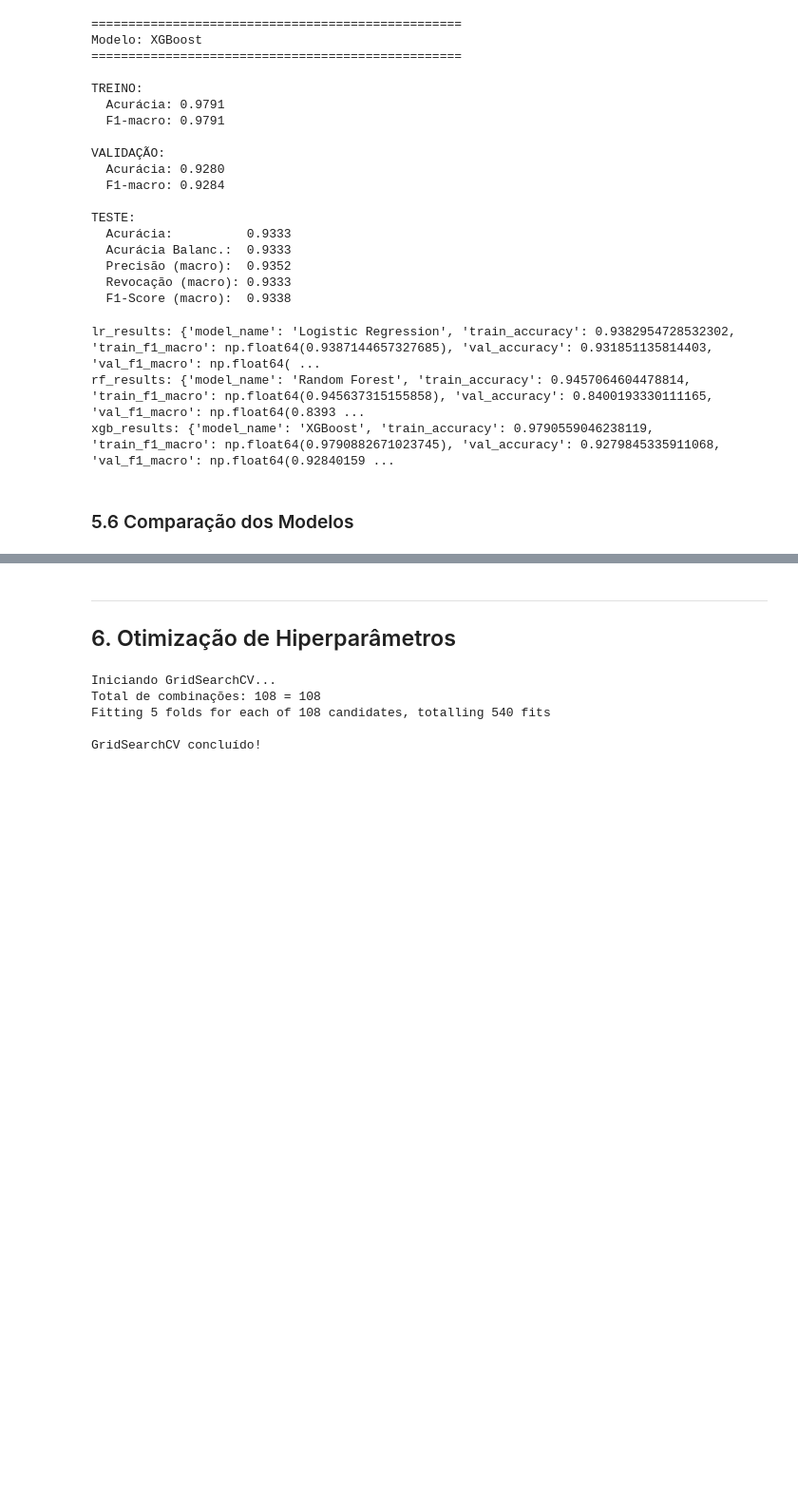
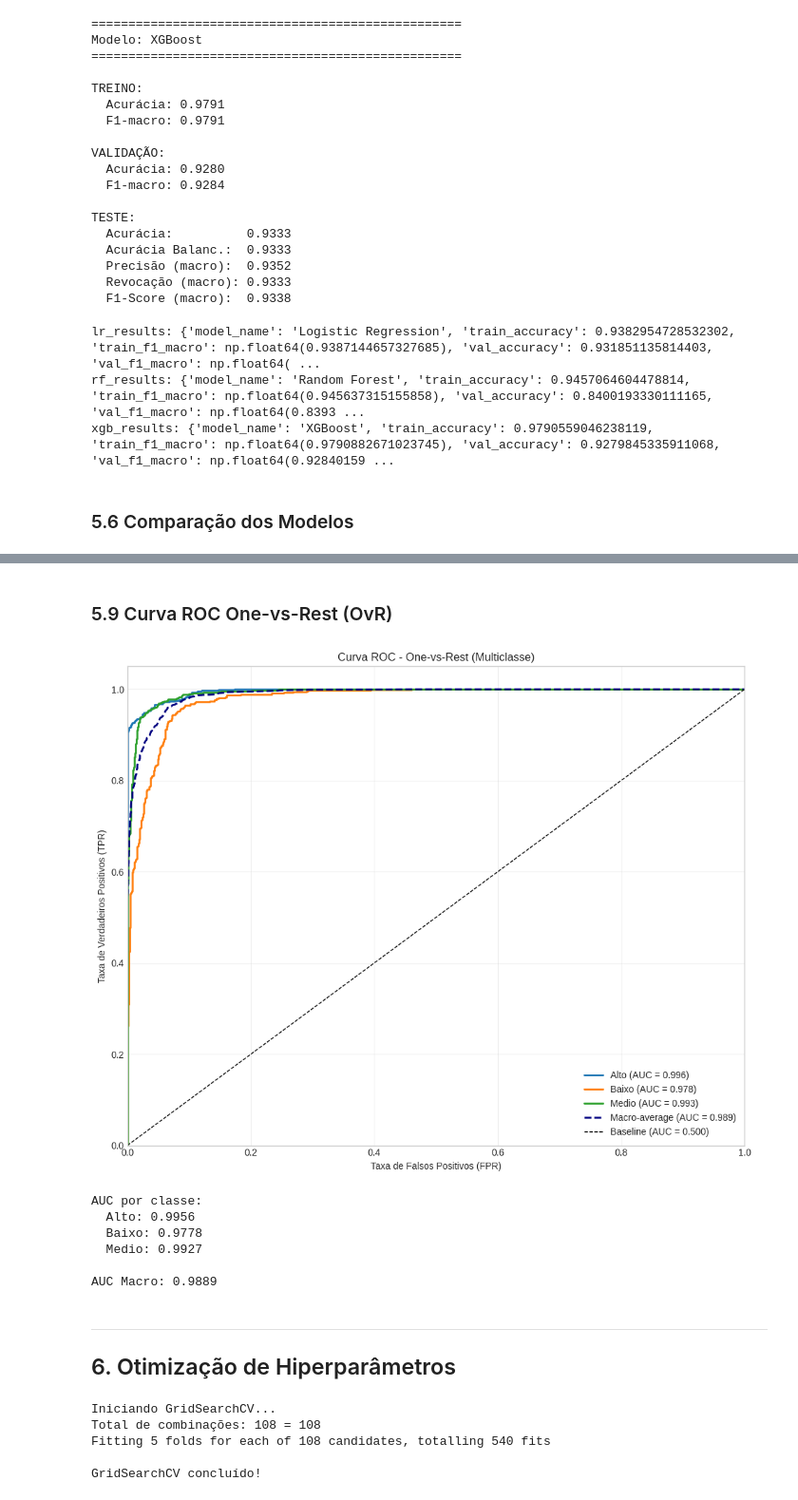
Before and after one commit to JaumGabriell/testesC318, a Jupyter notebook: notebooks/main_analysis.ipynb, the cells around one changed output, grey strips where cells are left out. Shown at 95% size. Saved outputs shown, nothing was run; the diff lists cells and outputs as text; code cells hidden in the pictures; blank space fills up the shorter version.

```diff
--- a/notebooks/main_analysis.ipynb
+++ b/notebooks/main_analysis.ipynb
@@ -927,3 +999,72 @@ plt.show()
+# %% [markdown]
+### 5.9 Curva ROC One-vs-Rest (OvR)
+# %%
+# Binarizar y_test para OvR (3 classes)
+n_classes = len(label_encoder.classes_)
+y_test_bin = label_binarize(y_test, classes=[0, 1, 2])
+
+# Obter probabilidades do melhor modelo
+best_model = xgb_model  # ou rf_model, lr_model
+y_score = best_model.predict_proba(X_test_processed)
+
+# Calcular ROC para cada classe
+fpr = {}
+tpr = {}
+roc_auc = {}
+
+for i in range(n_classes):
+    fpr[i], tpr[i], _ = roc_curve(y_test_bin[:, i], y_score[:, i])
+    roc_auc[i] = auc(fpr[i], tpr[i])
+
+# Calcular ROC macro (média)
+all_fpr = np.unique(np.concatenate([fpr[i] for i in range(n_classes)]))
+mean_tpr = np.zeros_like(all_fpr)
+for i in range(n_classes):
+    mean_tpr += np.interp(all_fpr, fpr[i], tpr[i])
+mean_tpr /= n_classes
+roc_auc_macro = auc(all_fpr, mean_tpr)
+
+# Plot
+plt.figure(figsize=(10, 8))
+
+# Curva de cada classe
+colors = ['#1f77b4', '#ff7f0e', '#2ca02c']
+class_names = label_encoder.classes_
+
+for i, color in enumerate(colors):
+    plt.plot(fpr[i], tpr[i], color=color, lw=2,
+             label=f'{class_names[i]} (AUC = {roc_auc[i]:.3f})')
+
+# Curva macro média
+plt.plot(all_fpr, mean_tpr, color='navy', lw=2, linestyle='--',
+         label=f'Macro-average (AUC = {roc_auc_macro:.3f})')
+
+# Linha diagonal (baseline)
+plt.plot([0, 1], [0, 1], 'k--', lw=1, label='Baseline (AUC = 0.500)')
+
+plt.xlim([0.0, 1.0])
+plt.ylim([0.0, 1.05])
+plt.xlabel('Taxa de Falsos Positivos (FPR)')
+plt.ylabel('Taxa de Verdadeiros Positivos (TPR)')
+plt.title('Curva ROC - One-vs-Rest (Multiclasse)')
+plt.legend(loc='lower right')
+plt.grid(True, alpha=0.3)
+plt.tight_layout()
+plt.savefig('../reports/roc_curve_ovr.png', dpi=150, bbox_inches='tight')
+plt.show()
+
+print(f"\nAUC por classe:")
+for i, name in enumerate(class_names):
+    print(f"  {name}: {roc_auc[i]:.4f}")
+print(f"\nAUC Macro: {roc_auc_macro:.4f}")
+# %% [output]
+[figure, added]
+AUC por classe:
+  Alto: 0.9956
+  Baixo: 0.9778
+  Medio: 0.9927
+
+AUC Macro: 0.9889
 # %% [markdown]
 ---
 ## 6. Otimização de Hiperparâmetros
```
Also changed, not shown: parts of 24 cells of this notebook, 10 other files.
